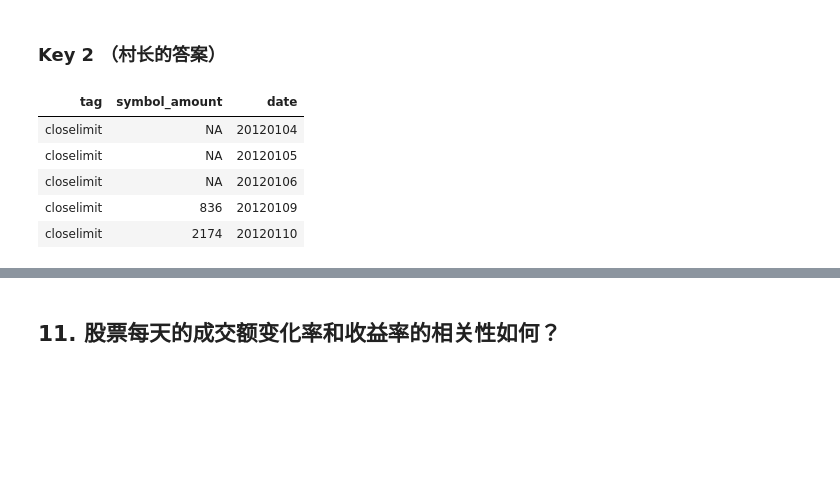
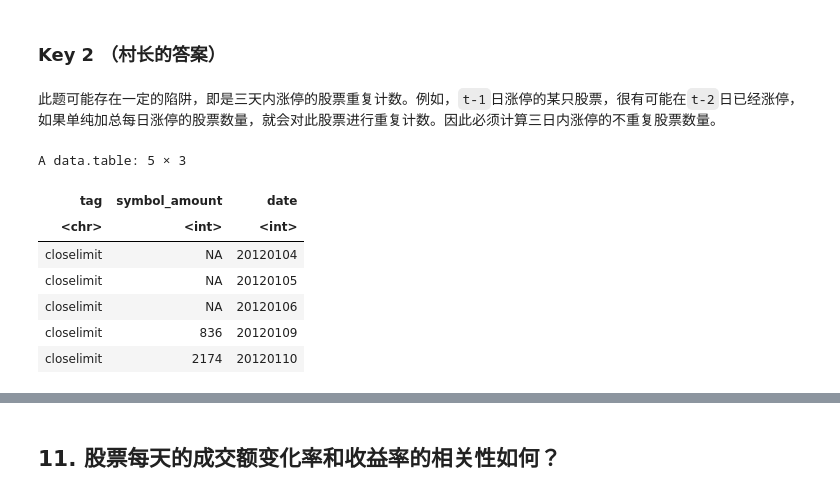
Before and after one commit to Ravin515/r-data-practice, a Jupyter notebook: answer-keys.ipynb, the cells around one changed output, grey strips where cells are left out. Saved outputs shown, nothing was run; the diff lists cells and outputs as text; code cells hidden in the pictures; blank space fills up the shorter version.

```diff
--- a/answer-keys.ipynb
+++ b/answer-keys.ipynb
@@ -331,19 +355,23 @@ data_ex9[,
 - line 14是为了语法要求而存在的。读者可以把它理解为一个`return`语句：它告诉R，在一系列的操作之后，大括号（line 11-13）最终的输出将会是`l`这个向量。
 # %% [markdown]
 ### Key 2 （村长的答案）
+# %% [markdown]
+此题可能存在一定的陷阱，即是三天内涨停的股票重复计数。例如，`t-1`日涨停的某只股票，很有可能在`t-2`日已经涨停，如果单纯加总每日涨停的股票数量，就会对此股票进行重复计数。因此必须计算三日内涨停的不重复股票数量。
 # %%
 data[(close/pre_close - 1) > 0.015 | (open/pre_close - 1) > 0.015, .SD, by = .(date, symbol, tag = ifelse((close/pre_close - 1) > 0.015, "closelimit", "openlimit"))
     ][, .(symbol_list = list(symbol)), keyby = .(tag, date)
     ][, .(symbol_amount = {
         a <- vector()
         for (i in 4:.N) {
-            a[i] <- lapply(symbol_list[(i-1):(i-3)], unlist) %>% unlist() %>% unique() %>% length()
+            a[i] <- lapply(symbol_list[(i-3):(i-1)], unlist) %>% unlist() %>% unique() %>% length()
         }
         a
     }, date), keyby = .(tag)
     ][1:5]
 # %% [output]
+A data.table: 5 × 3
 | tag | symbol_amount | date |
+| <chr> | <int> | <int> |
 | closelimit | NA | 20120104 |
 | closelimit | NA | 20120105 |
 | closelimit | NA | 20120106 |
```
Also changed, not shown: parts of 62 cells of this notebook, 1 other file.
